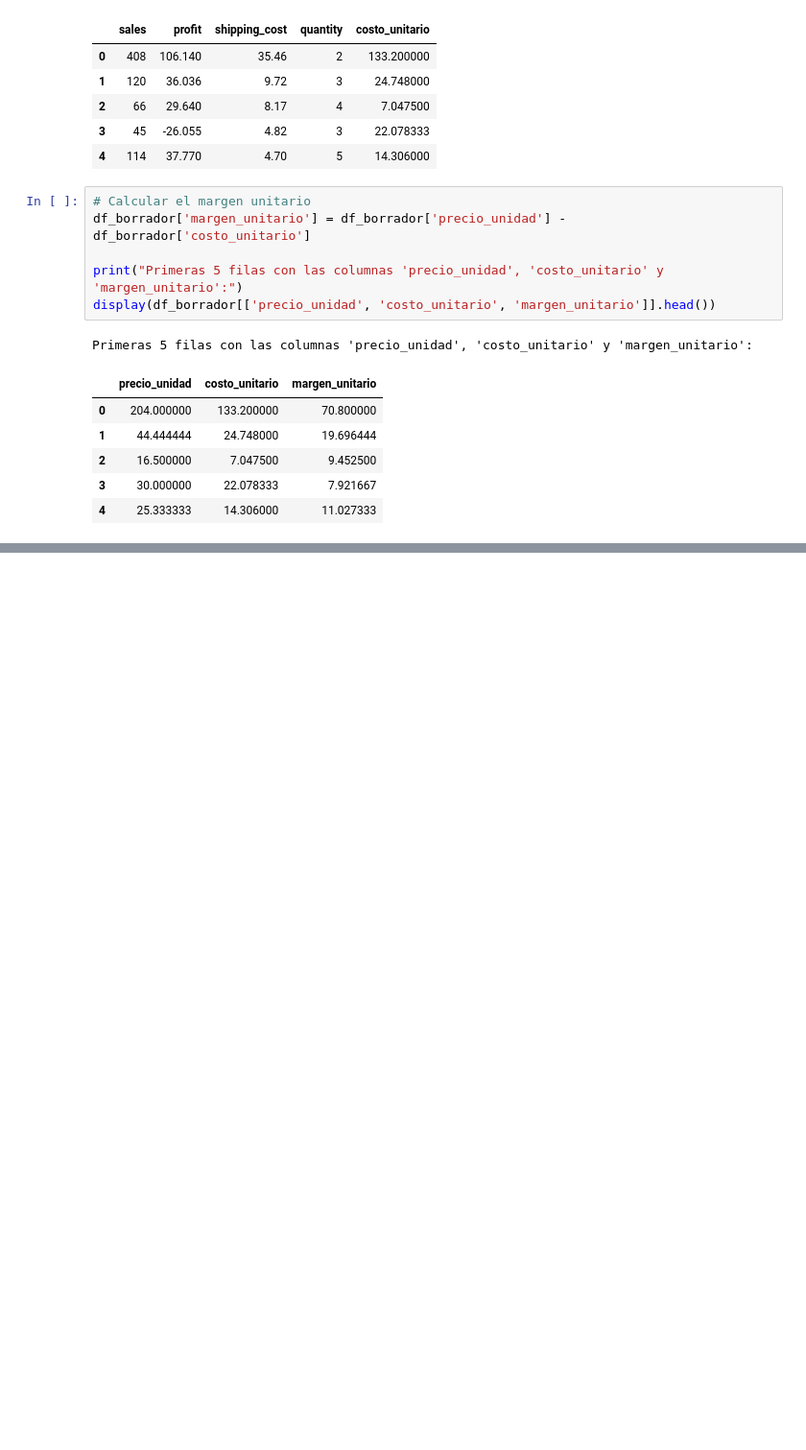
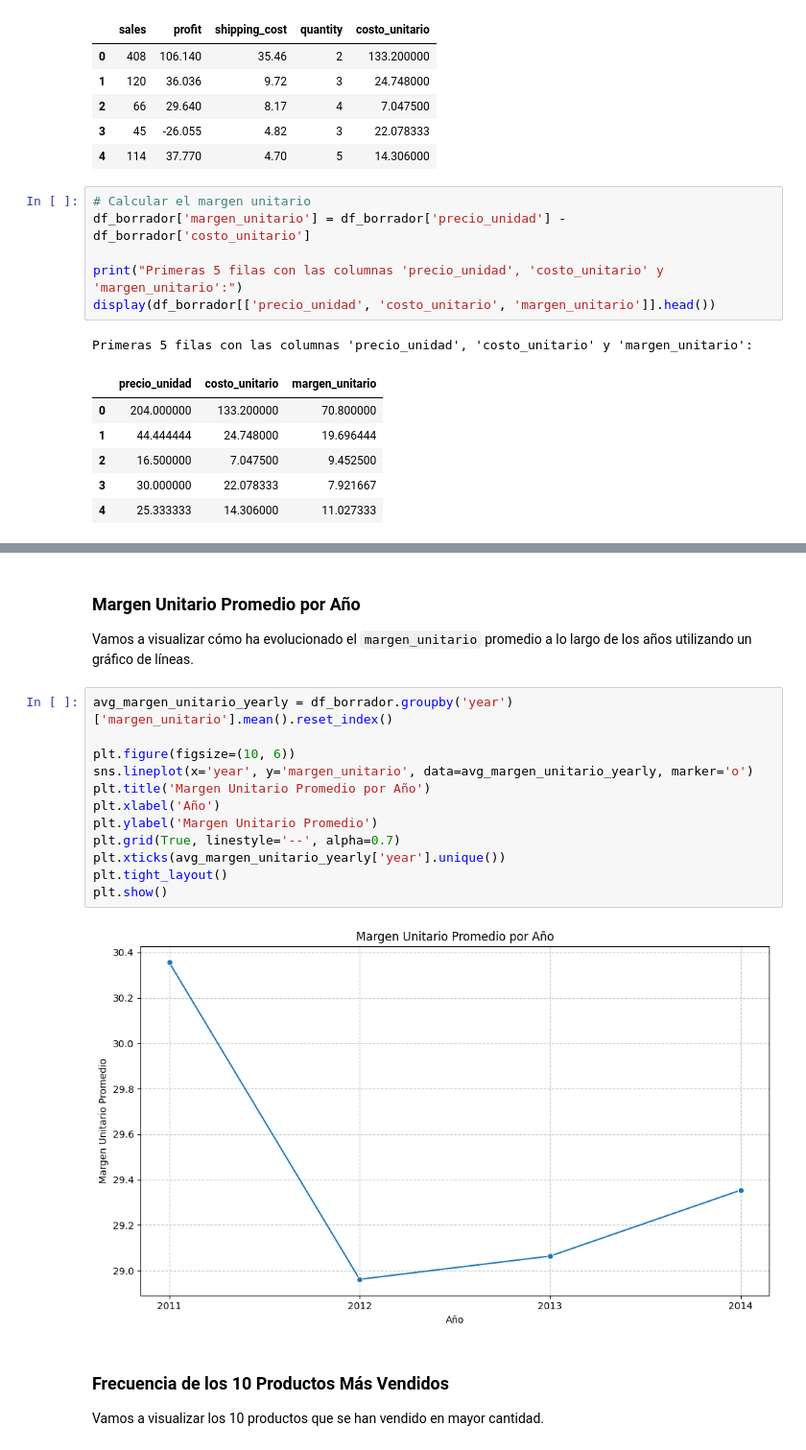
Before and after one commit to DAGP1145/MineriaDeDatos2, a Jupyter notebook: Dataset.ipynb, the cells around one changed output, grey strips where cells are left out. Shown at 96% size. Saved outputs shown, nothing was run; the diff lists cells and outputs as text; blank space fills up the shorter version.

```diff
--- a/Dataset.ipynb
+++ b/Dataset.ipynb
@@ -409,0 +526,22 @@ df_borrador.head()
+# %% [markdown]
+### Margen Unitario Promedio por Año
+
+Vamos a visualizar cómo ha evolucionado el `margen_unitario` promedio a lo largo de los años utilizando un gráfico de líneas.
+# %%
+avg_margen_unitario_yearly = df_borrador.groupby('year')['margen_unitario'].mean().reset_index()
+
+plt.figure(figsize=(10, 6))
+sns.lineplot(x='year', y='margen_unitario', data=avg_margen_unitario_yearly, marker='o')
+plt.title('Margen Unitario Promedio por Año')
+plt.xlabel('Año')
+plt.ylabel('Margen Unitario Promedio')
+plt.grid(True, linestyle='--', alpha=0.7)
+plt.xticks(avg_margen_unitario_yearly['year'].unique())
+plt.tight_layout()
+plt.show()
+# %% [output]
+[figure, added]
+# %% [markdown]
+### Frecuencia de los 10 Productos Más Vendidos
+
+Vamos a visualizar los 10 productos que se han vendido en mayor cantidad.
```
Also changed, not shown: parts of 18 cells of this notebook.
